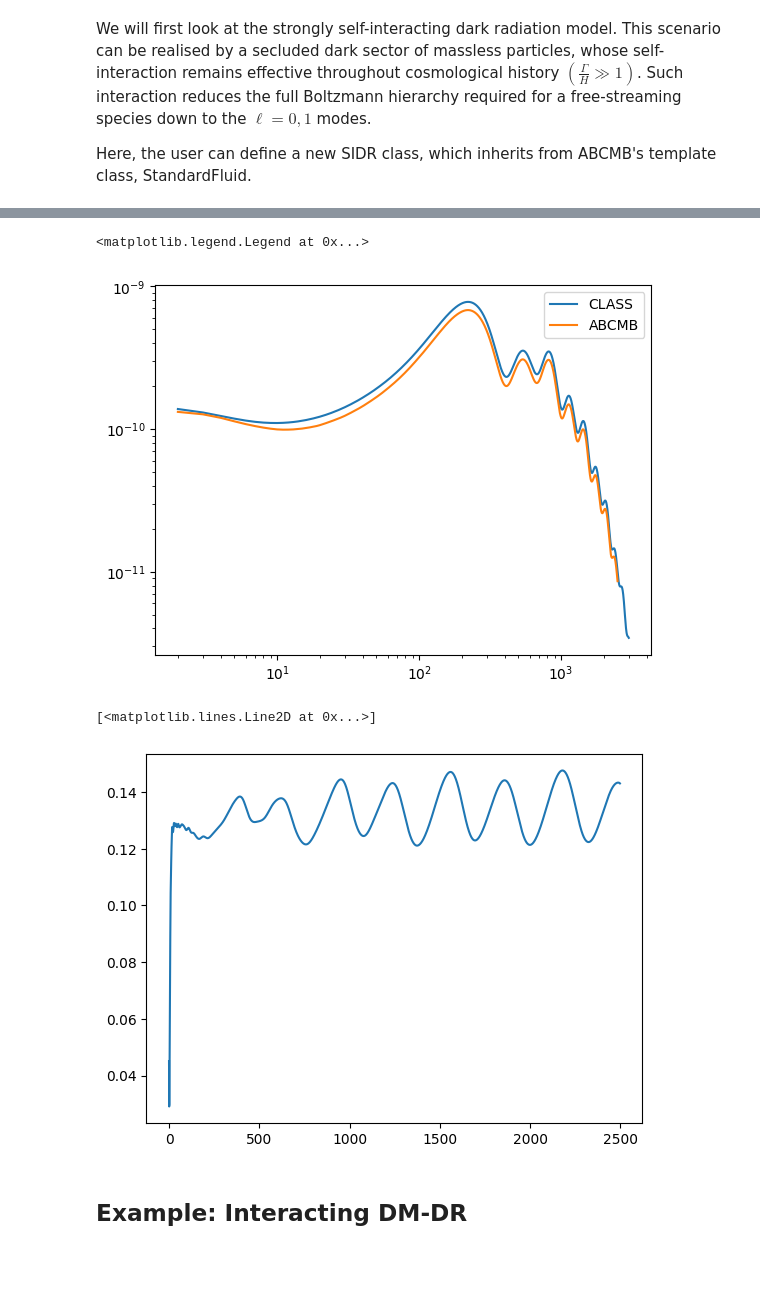
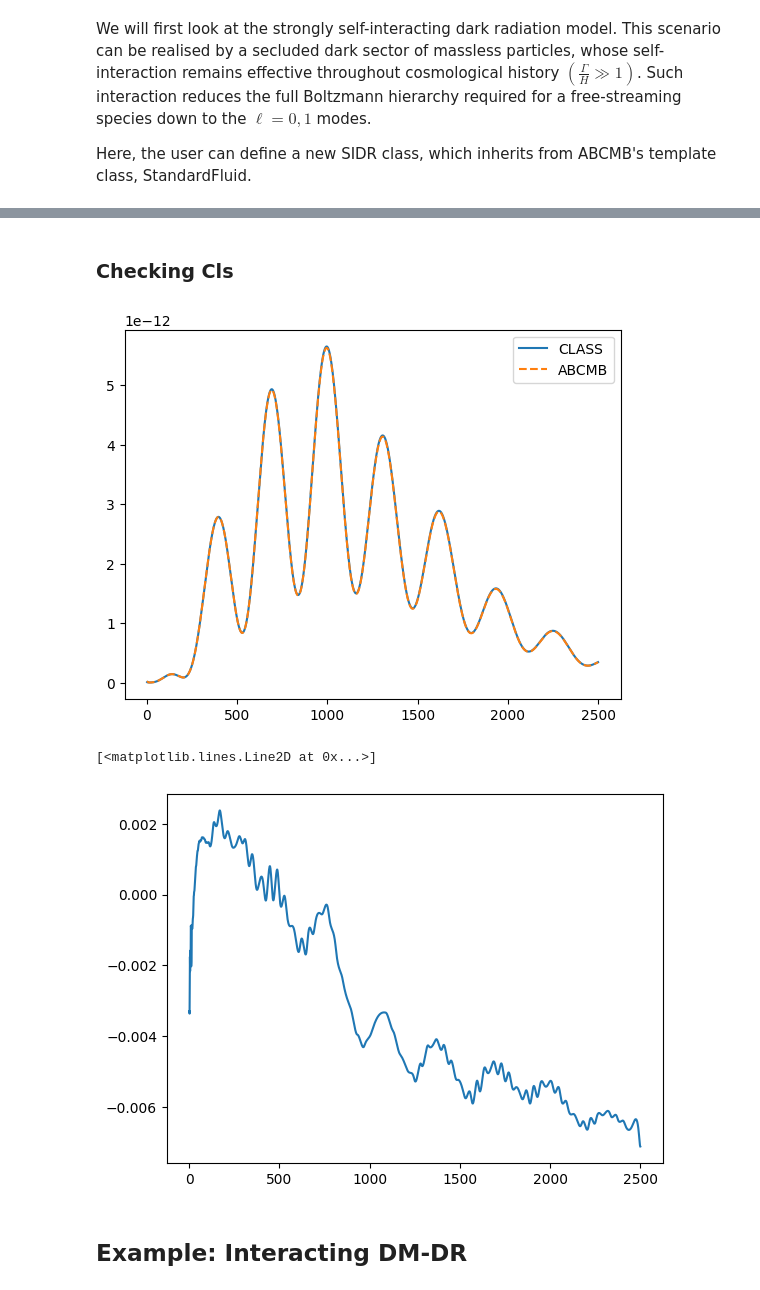
Before and after one commit to cgiovanetti/ABCMB-k, a Jupyter notebook: example_notebooks/Modifying_ABCMB.ipynb, the cells around one changed output, grey strips where cells are left out. Saved outputs shown, nothing was run; the diff lists cells and outputs as text; code cells hidden in the pictures; blank space fills up the shorter version.

Commit message:
Added SIDR and IDR-DM examples

```diff
--- a/example_notebooks/Modifying_ABCMB.ipynb
+++ b/example_notebooks/Modifying_ABCMB.ipynb
@@ -152,7 +179,7 @@ specs = {
 }
 user_species = (SIDR,)
 # %%
-SIDRmodel = Model(specs, user_species)
+SIDRmodel = Model(specs, user_species, return_PTBG=True)
 # %%
 params = {
     'h': 0.6762,
@@ -164,8 +191,9 @@ params = {
     'YHe': 0.245,
     'TCMB0': 2.34865418e-4,
     'T_nu': (4./11.)**(1./3.),
-    'N_IDR' : jnp.array(.1),
-    'stat_f_idr' : jnp.array(0.875)
+    'N_idr' : jnp.array(.1),
 }
+# %%
+data, label = SIDRmodel.run_cosmology(params)
 # %%
 params = SIDRmodel.add_derived_parameters(params)
@@ -258,15 +263,26 @@ CLASS_SIDR_tt = CLASS_SIDR[:,1]
+# %% [markdown]
+### Checking Cls
 # %%
-plt.loglog(CLASS_SIDR_ell,  CLASS_SIDR_tt, label='CLASS')
-plt.loglog(ell, ell * (ell + 1) * ABCl[0]/(2*jnp.pi), label='ABCMB')
+ell = label[0]
+abcmb_tt = data[0] * ell*(ell+1)/2./jnp.pi
+abcmb_te = data[1] * ell*(ell+1)/2./jnp.pi
+abcmb_ee = data[2] * ell*(ell+1)/2./jnp.pi
+
+class_ell = class_lcdm.raw_cl(lmax)["ell"]
+class_tt = class_lcdm.raw_cl(lmax)["tt"] * class_ell*(class_ell+1)/2./jnp.pi
+class_ee = class_lcdm.raw_cl(lmax)["ee"] * class_ell*(class_ell+1)/2./jnp.pi
+
+plt.plot(class_ell[ell],  class_ee[ell], label='CLASS')
+plt.plot(ell, abcmb_ee, "--", label='ABCMB')
 plt.legend()
+plt.show()
 # %% [output]
-<matplotlib.legend.Legend at 0x...>
-[figure, old version]
+[figure, new version]
 # %%
-plt.plot((CLASS_SIDR_tt[:2499] - (ell * (ell + 1) * ABCl[0]/(2*jnp.pi)))/ CLASS_SIDR_tt[:2499])
+plt.plot(ell, abcmb_tt/class_tt[ell] - 1.)
 # %% [output]
 [<matplotlib.lines.Line2D at 0x...>]
-[figure, old version]
+[figure, new version]
 # %% [markdown]
 ## Example: Interacting DM-DR
 # %% [markdown]
```
Also changed, not shown: parts of 29 cells of this notebook.
